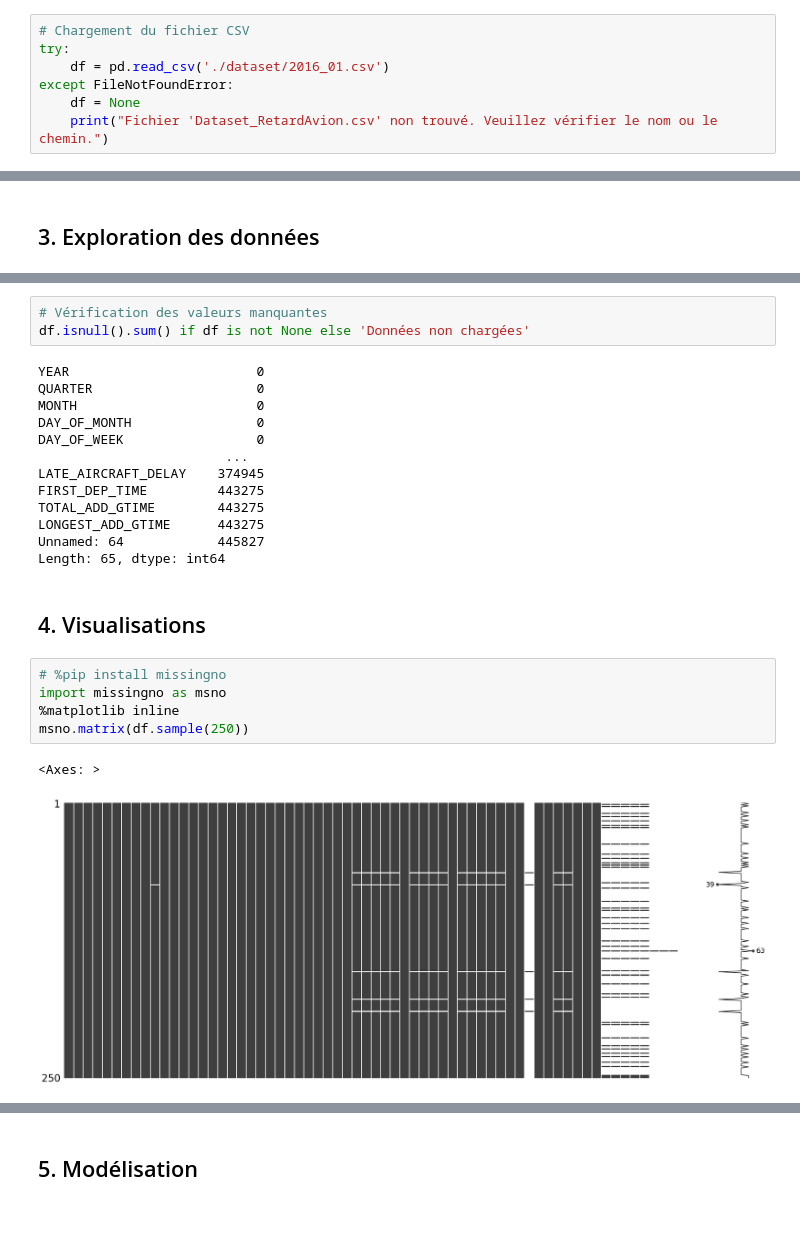
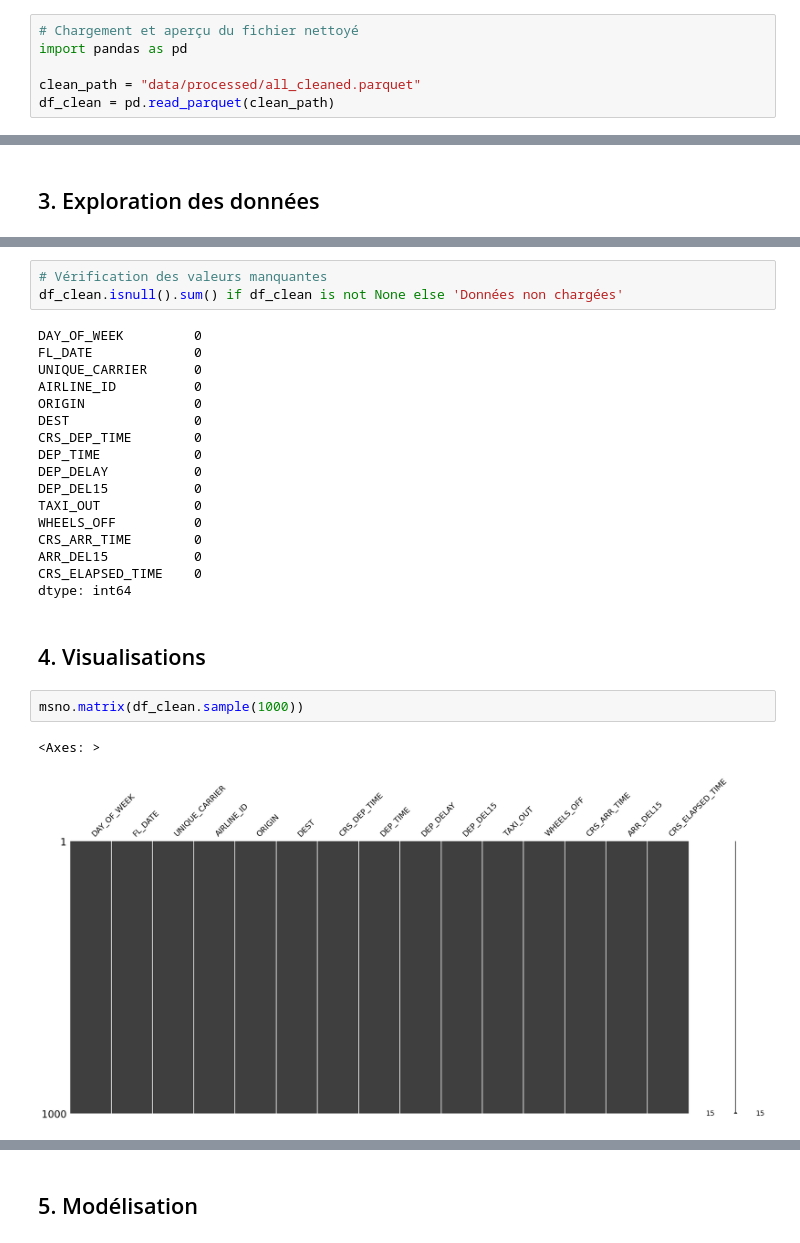
Before and after one commit to gcortier/mod6_1, a Jupyter notebook: database/flights/analyse-retards-avion.ipynb, the cells around one changed output, grey strips where cells are left out. Cells and saved outputs as stored; diff of their text form; blank space fills up the shorter version.

```diff
--- a/database/flights/analyse-retards-avion.ipynb
+++ b/database/flights/analyse-retards-avion.ipynb
@@ -16,7 +26,6 @@ import seaborn as sns
 # %%
-# Chargement du fichier CSV
-try:
-    df = pd.read_csv('./dataset/2016_01.csv')
-except FileNotFoundError:
-    df = None
-    print("Fichier 'Dataset_RetardAvion.csv' non trouvé. Veuillez vérifier le nom ou le chemin.")
+# Chargement et aperçu du fichier nettoyé
+import pandas as pd
+
+clean_path = "data/processed/all_cleaned.parquet"
+df_clean = pd.read_parquet(clean_path)
@@ -111,26 +102,27 @@ Index(['YEAR', 'QUARTER', 'MONTH', 'DAY_OF_MONTH', 'DAY_OF_WEEK', 'FL_DATE',
 # %%
 # Vérification des valeurs manquantes
-df.isnull().sum() if df is not None else 'Données non chargées'
+df_clean.isnull().sum() if df_clean is not None else 'Données non chargées'
 # %% [output]
-YEAR                        0
-QUARTER                     0
-MONTH                       0
-DAY_OF_MONTH                0
-DAY_OF_WEEK                 0
-                        ...
-LATE_AIRCRAFT_DELAY    374945
-FIRST_DEP_TIME         443275
-TOTAL_ADD_GTIME        443275
-LONGEST_ADD_GTIME      443275
-Unnamed: 64            445827
-Length: 65, dtype: int64
+DAY_OF_WEEK         0
+FL_DATE             0
+UNIQUE_CARRIER      0
+AIRLINE_ID          0
+ORIGIN              0
+DEST                0
+CRS_DEP_TIME        0
+DEP_TIME            0
+DEP_DELAY           0
+DEP_DEL15           0
+TAXI_OUT            0
+WHEELS_OFF          0
+CRS_ARR_TIME        0
+ARR_DEL15           0
+CRS_ELAPSED_TIME    0
+dtype: int64
 # %% [markdown]
 ## 4. Visualisations
 # %%
-# %pip install missingno
-import missingno as msno
-%matplotlib inline
-msno.matrix(df.sample(250))
+msno.matrix(df_clean.sample(1000))
 # %% [output]
 <Axes: >
-[figure, old version]
+[figure, new version]
```
Also changed, not shown: parts of 14 cells of this notebook, 7 other files.
